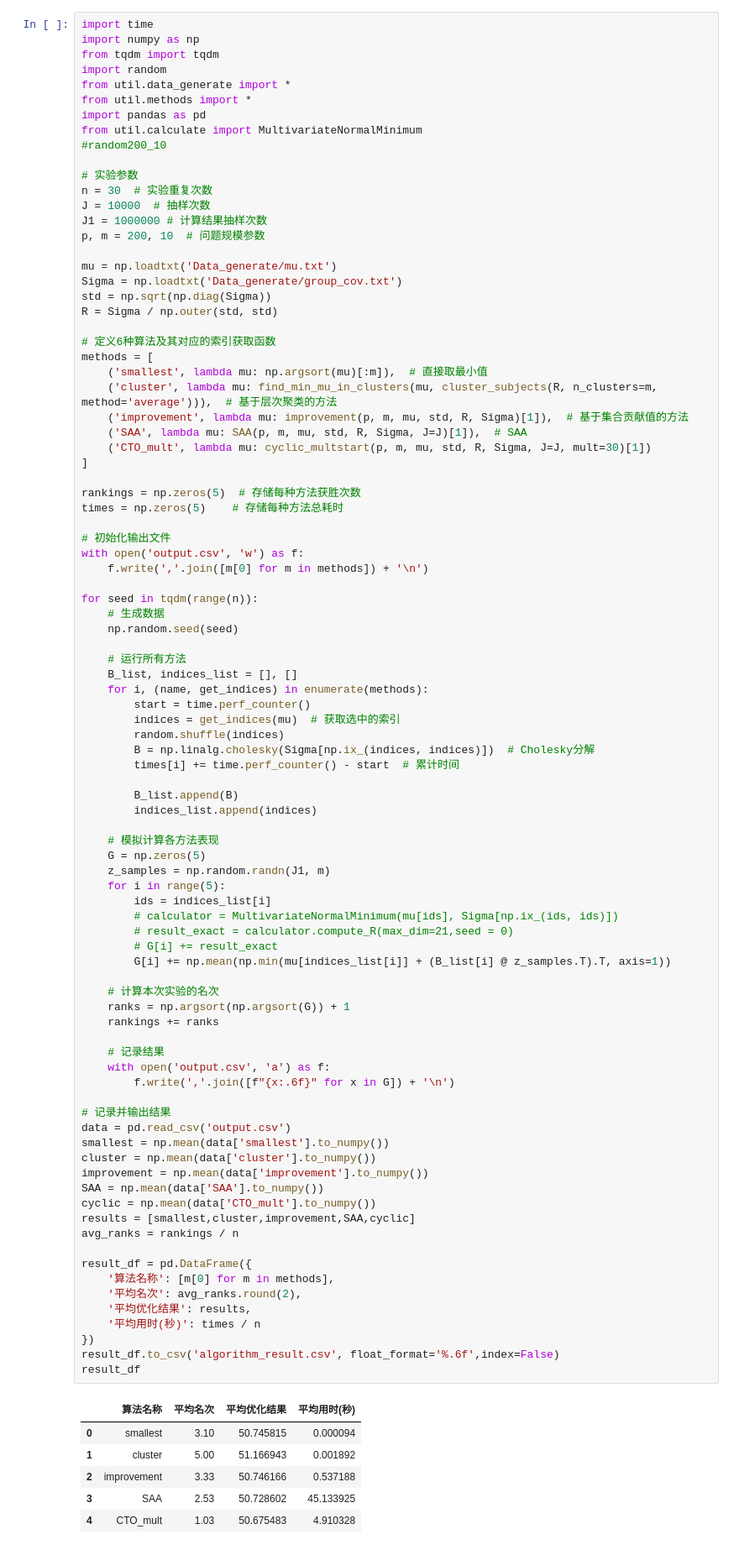
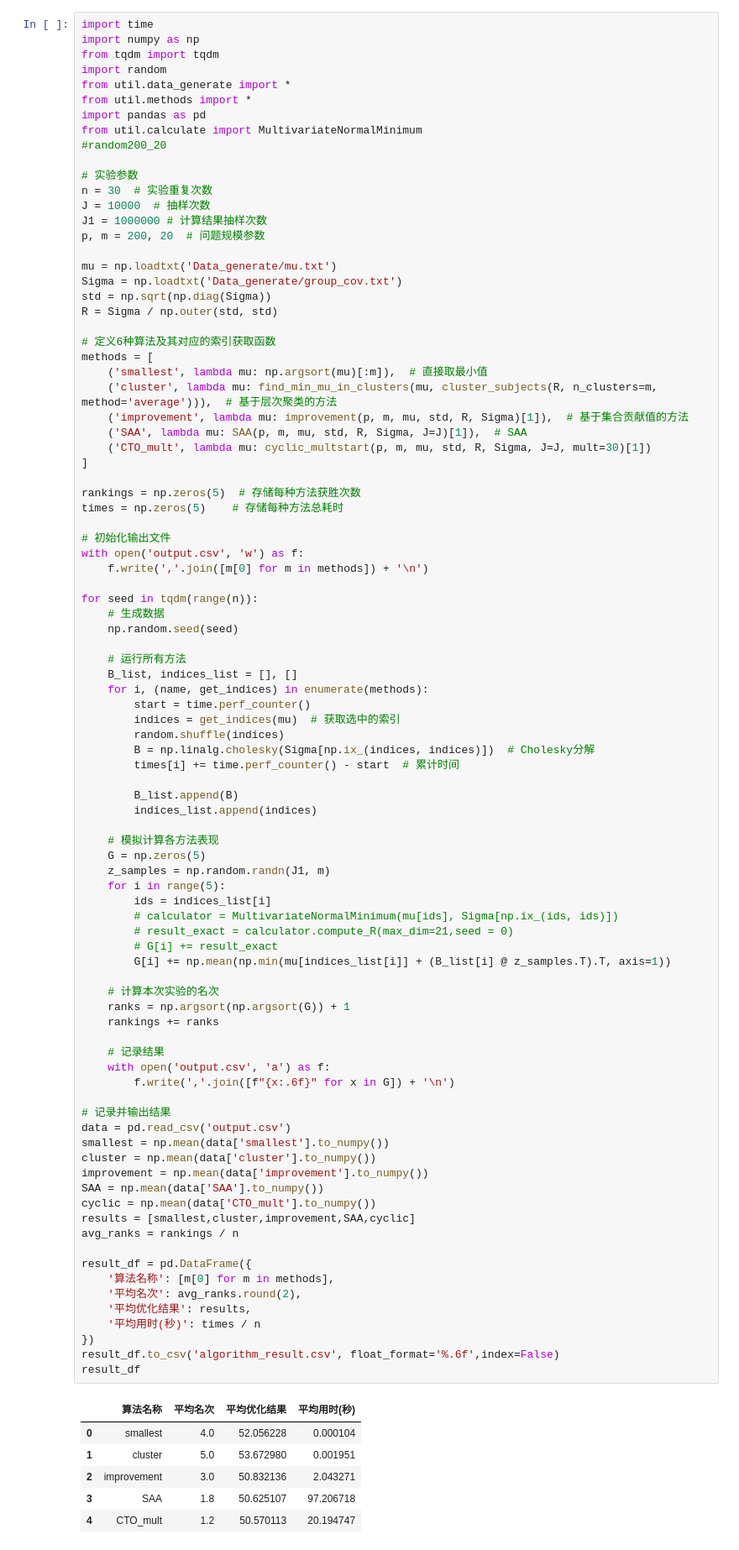
Before and after one commit to Silver439/Pilot, a Jupyter notebook: mult_SAA.ipynb, the cells around one changed output. Shown at 84% size. Drawn from its saved outputs; the diff is of its cells as text.

```diff
--- a/mult_SAA.ipynb
+++ b/mult_SAA.ipynb
@@ -7,13 +7,13 @@ from util.data_generate import *
 from util.methods import *
 import pandas as pd
 from util.calculate import MultivariateNormalMinimum
-#random200_10
+#random200_20
 
 # 实验参数
 n = 30  # 实验重复次数
 J = 10000  # 抽样次数
 J1 = 1000000 # 计算结果抽样次数
-p, m = 200, 10  # 问题规模参数
+p, m = 200, 20  # 问题规模参数
 
 mu = np.loadtxt('Data_generate/mu.txt')
 Sigma = np.loadtxt('Data_generate/group_cov.txt')
@@ -63,38 +63,38 @@ for seed in tqdm(range(n)):
         G[i] += np.mean(np.min(mu[indices_list[i]] + (B_list[i] @ z_samples.T).T, axis=1))
 
     # 计算本次实验的名次
     ranks = np.argsort(np.argsort(G)) + 1
     rankings += ranks
 
     # 记录结果
     with open('output.csv', 'a') as f:
         f.write(','.join([f"{x:.6f}" for x in G]) + '\n')
 
 # 记录并输出结果
 data = pd.read_csv('output.csv')
 smallest = np.mean(data['smallest'].to_numpy())
 cluster = np.mean(data['cluster'].to_numpy())
 improvement = np.mean(data['improvement'].to_numpy())
 SAA = np.mean(data['SAA'].to_numpy())
 cyclic = np.mean(data['CTO_mult'].to_numpy())
 results = [smallest,cluster,improvement,SAA,cyclic]
 avg_ranks = rankings / n
 
 result_df = pd.DataFrame({
     '算法名称': [m[0] for m in methods],
     '平均名次': avg_ranks.round(2),
     '平均优化结果': results,
     '平均用时(秒)': times / n
 })
 result_df.to_csv('algorithm_result.csv', float_format='%.6f',index=False)
 result_df
 # %% [output]
 |  | 算法名称 | 平均名次 | 平均优化结果 | 平均用时(秒) |
-| 0 | smallest | 3.10 | 50.745815 | 0.000094 |
-| 1 | cluster | 5.00 | 51.166943 | 0.001892 |
-| 2 | improvement | 3.33 | 50.746166 | 0.537188 |
-| 3 | SAA | 2.53 | 50.728602 | 45.133925 |
-| 4 | CTO_mult | 1.03 | 50.675483 | 4.910328 |
+| 0 | smallest | 4.0 | 52.056228 | 0.000104 |
+| 1 | cluster | 5.0 | 53.672980 | 0.001951 |
+| 2 | improvement | 3.0 | 50.832136 | 2.043271 |
+| 3 | SAA | 1.8 | 50.625107 | 97.206718 |
+| 4 | CTO_mult | 1.2 | 50.570113 | 20.194747 |
 # %%
 import numpy as np
 from tqdm import tqdm
```
Also changed, not shown: 8 other files.
